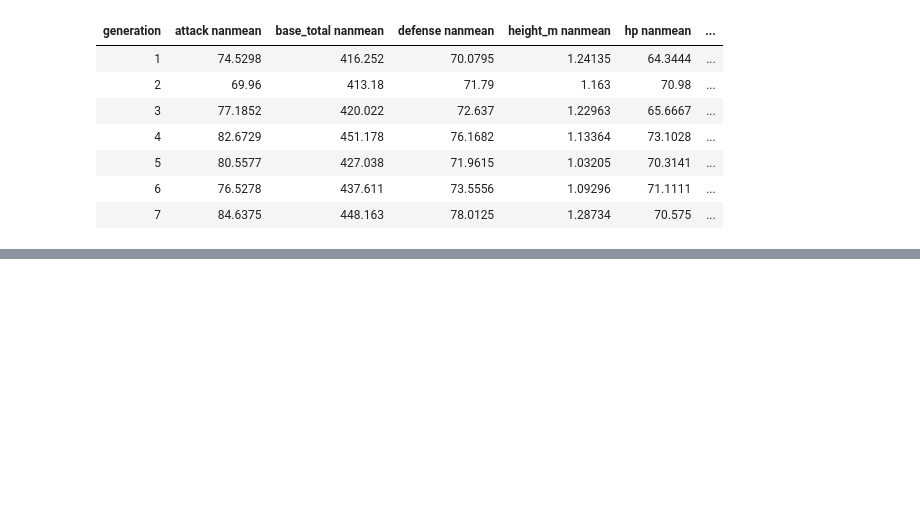
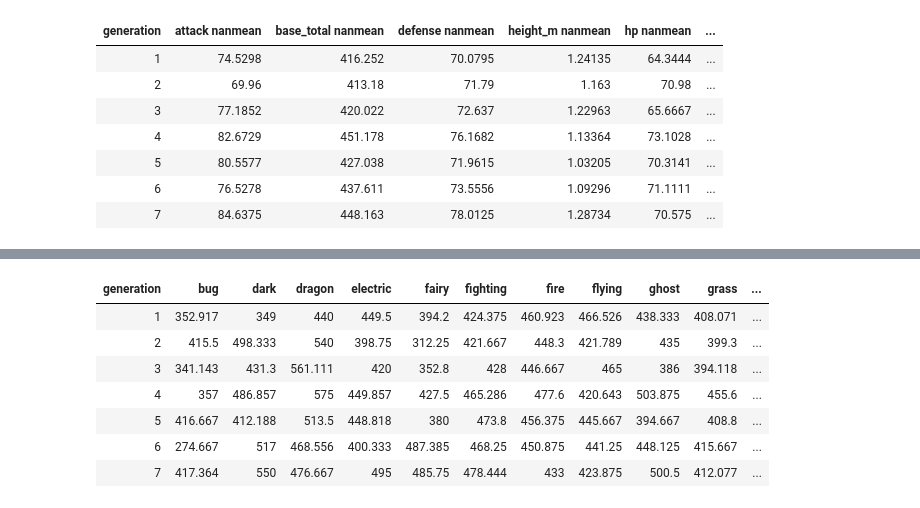
Before and after one commit to hLuo27/pokemon, a Jupyter notebook: Pokemon_EDA2_Functions_More Visualizations.ipynb, the cells around one changed output, grey strips where cells are left out. Cells and saved outputs as stored; diff of their text form; code cells hidden in the pictures; blank space fills up the shorter version.

```diff
--- a/Pokemon_EDA2_Functions_More Visualizations.ipynb
+++ b/Pokemon_EDA2_Functions_More Visualizations.ipynb
@@ -149,0 +191,12 @@ gen_averages
+# %%
+#Average base total stat of pokemon of each type in each generation
+all_types.pivot("type","generation",values = "base_total", collect = np.mean)
+# %% [output]
+| generation | bug | dark | dragon | electric | fairy | fighting | fire | flying | ghost | grass | ... |
+| 1 | 352.917 | 349 | 440 | 449.5 | 394.2 | 424.375 | 460.923 | 466.526 | 438.333 | 408.071 | ... |
+| 2 | 415.5 | 498.333 | 540 | 398.75 | 312.25 | 421.667 | 448.3 | 421.789 | 435 | 399.3 | ... |
+| 3 | 341.143 | 431.3 | 561.111 | 420 | 352.8 | 428 | 446.667 | 465 | 386 | 394.118 | ... |
+| 4 | 357 | 486.857 | 575 | 449.857 | 427.5 | 465.286 | 477.6 | 420.643 | 503.875 | 455.6 | ... |
+| 5 | 416.667 | 412.188 | 513.5 | 448.818 | 380 | 473.8 | 456.375 | 445.667 | 394.667 | 408.8 | ... |
+| 6 | 274.667 | 517 | 468.556 | 400.333 | 487.385 | 468.25 | 450.875 | 441.25 | 448.125 | 415.667 | ... |
+| 7 | 417.364 | 550 | 476.667 | 495 | 485.75 | 478.444 | 433 | 423.875 | 500.5 | 412.077 | ... |
```
Also changed, not shown: parts of 4 cells of this notebook.
